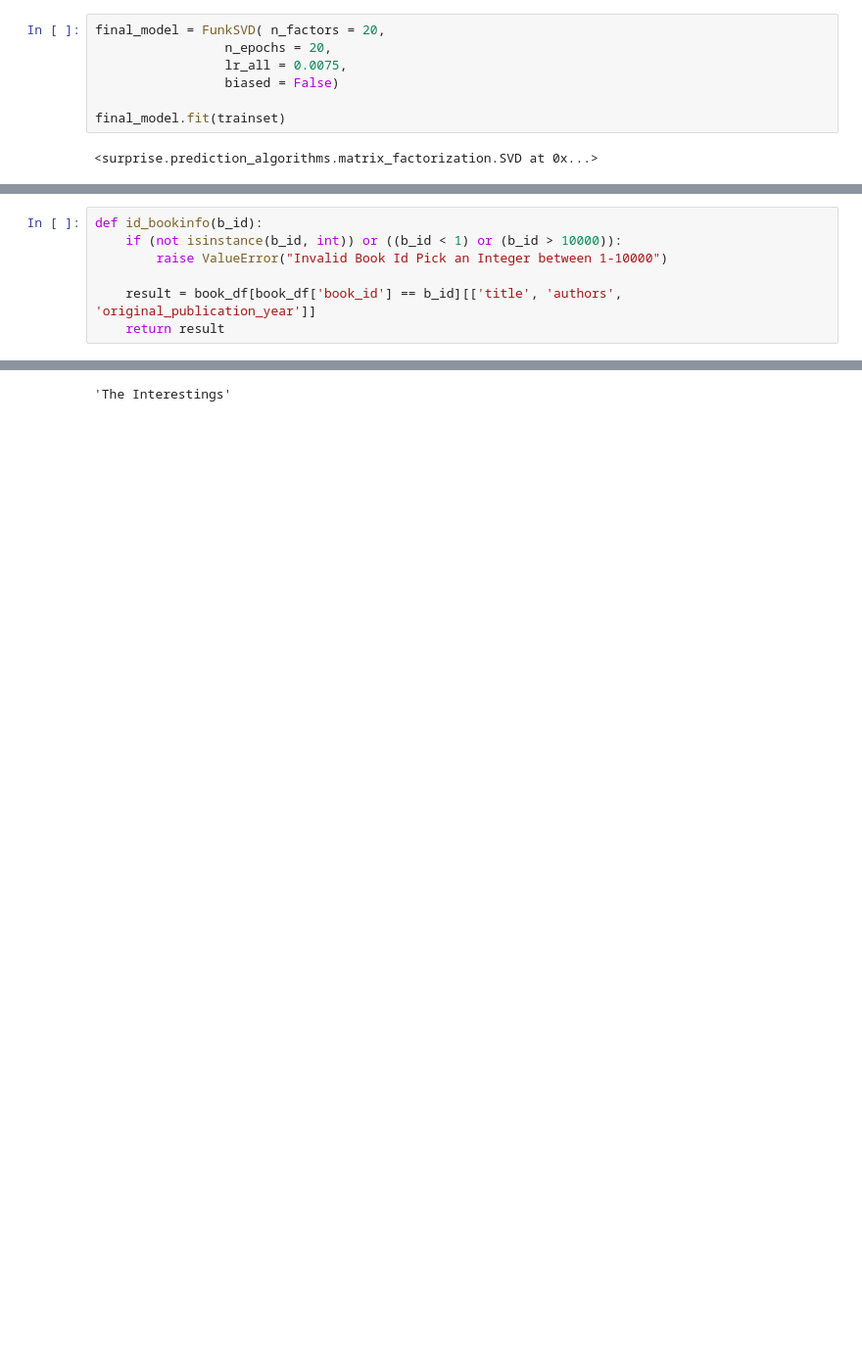
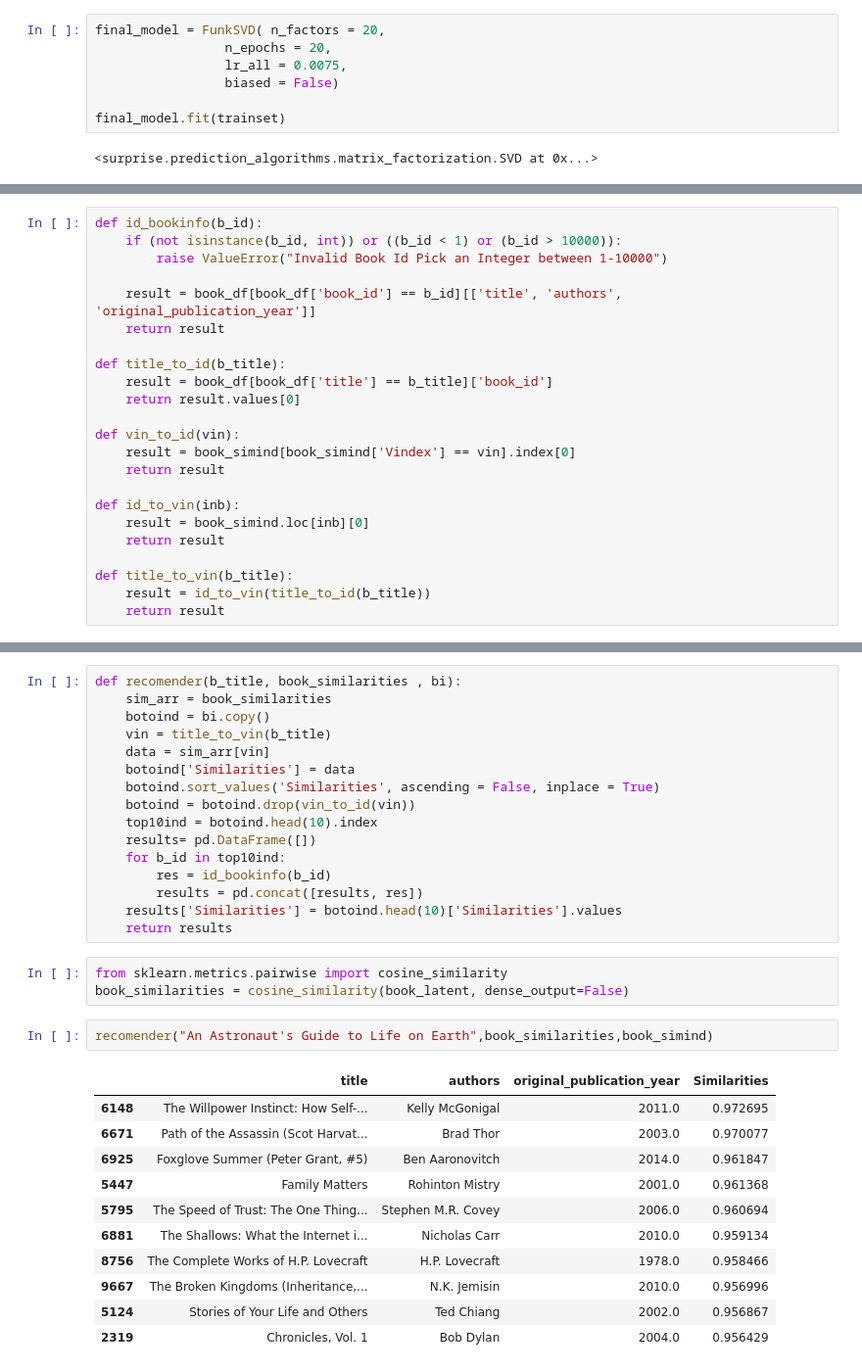
Before and after one commit to CamelSal/BookRecommender, a Jupyter notebook: SVD_Modeling.ipynb, the cells around one changed output, grey strips where cells are left out. Shown at 98% size. Drawn from its saved outputs; the diff is of its cells as text; blank space fills up the shorter version.

```diff
--- a/SVD_Modeling.ipynb
+++ b/SVD_Modeling.ipynb
@@ -322,3 +336,19 @@ def id_bookinfo(b_id):
 
     result = book_df[book_df['book_id'] == b_id][['title', 'authors', 'original_publication_year']]
     return result
+
+def title_to_id(b_title):
+    result = book_df[book_df['title'] == b_title]['book_id']
+    return result.values[0]
+
+def vin_to_id(vin):
+    result = book_simind[book_simind['Vindex'] == vin].index[0]
+    return result
+
+def id_to_vin(inb):
+    result = book_simind.loc[inb][0]
+    return result
+
+def title_to_vin(b_title):
+    result = id_to_vin(title_to_id(b_title))
+    return result
@@ -329,3 +355,33 @@ def id_bookinfo(b_id):
+# %%
+def recomender(b_title, book_similarities , bi):
+    sim_arr = book_similarities
+    botoind = bi.copy()
+    vin = title_to_vin(b_title)
+    data = sim_arr[vin]
+    botoind['Similarities'] = data
+    botoind.sort_values('Similarities', ascending = False, inplace = True)
+    botoind = botoind.drop(vin_to_id(vin))
+    top10ind = botoind.head(10).index
+    results= pd.DataFrame([])
+    for b_id in top10ind:
+        res = id_bookinfo(b_id)
+        results = pd.concat([results, res])
+    results['Similarities'] = botoind.head(10)['Similarities'].values
+    return results
 # %%
+from sklearn.metrics.pairwise import cosine_similarity
+book_similarities = cosine_similarity(book_latent, dense_output=False)
-# %% [output]
-'The Interestings'
+# %%
+recomender("An Astronaut's Guide to Life on Earth",book_similarities,book_simind)
+# %% [output]
+|  | title | authors | original_publication_year | Similarities |
+| 6148 | The Willpower Instinct: How Self-... | Kelly McGonigal | 2011.0 | 0.972695 |
+| 6671 | Path of the Assassin (Scot Harvat... | Brad Thor | 2003.0 | 0.970077 |
+| 6925 | Foxglove Summer (Peter Grant, #5) | Ben Aaronovitch | 2014.0 | 0.961847 |
+| 5447 | Family Matters | Rohinton Mistry | 2001.0 | 0.961368 |
+| 5795 | The Speed of Trust: The One Thing... | Stephen M.R. Covey | 2006.0 | 0.960694 |
+| 6881 | The Shallows: What the Internet i... | Nicholas Carr | 2010.0 | 0.959134 |
+| 8756 | The Complete Works of H.P. Lovecraft | H.P. Lovecraft | 1978.0 | 0.958466 |
+| 9667 | The Broken Kingdoms (Inheritance,... | N.K. Jemisin | 2010.0 | 0.956996 |
+| 5124 | Stories of Your Life and Others | Ted Chiang | 2002.0 | 0.956867 |
+| 2319 | Chronicles, Vol. 1 | Bob Dylan | 2004.0 | 0.956429 |
```
Also changed, not shown: parts of 5 cells of this notebook, 1 other file.
